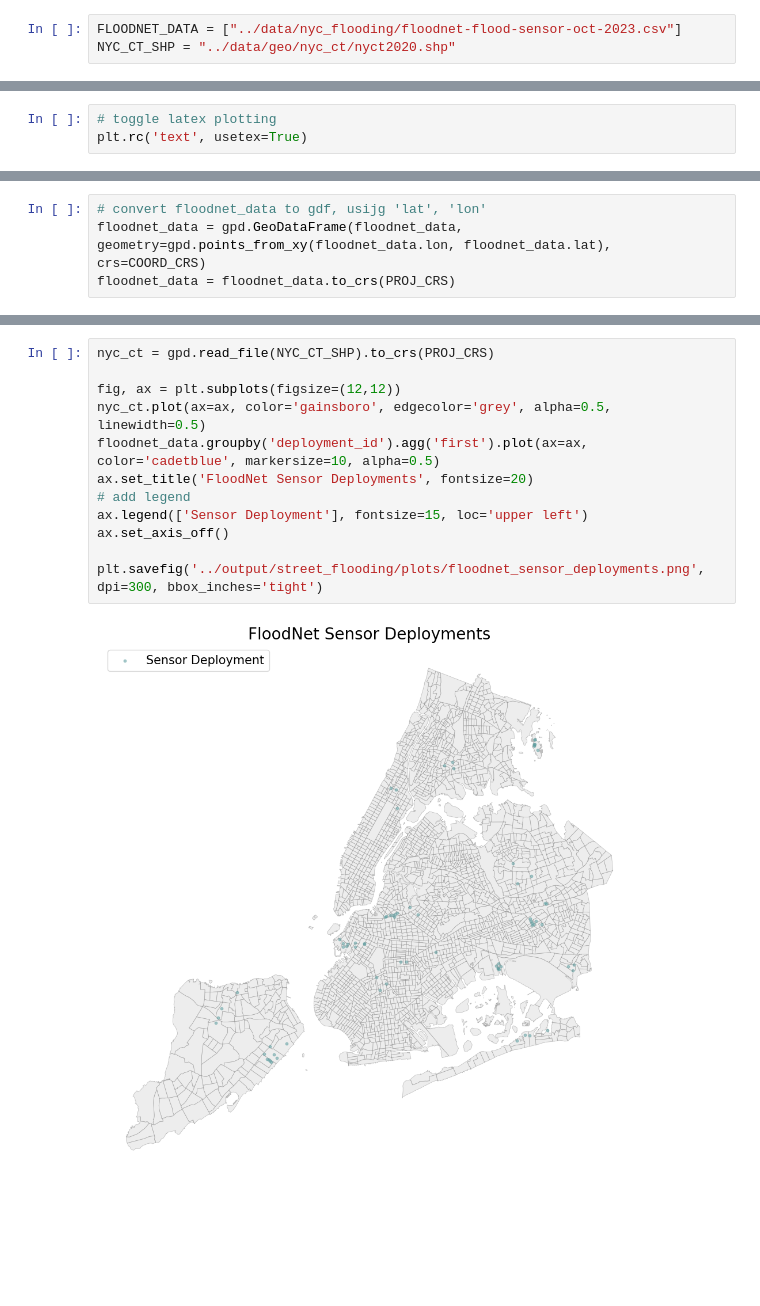
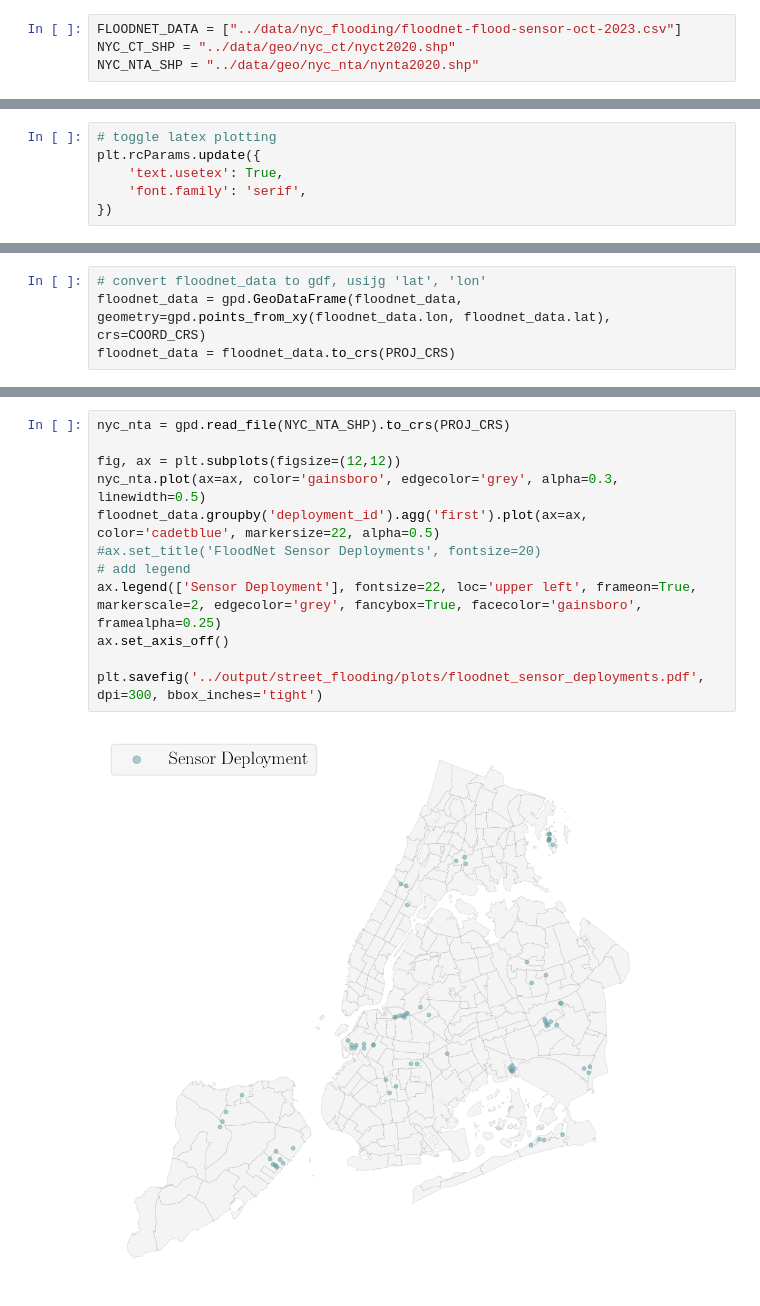
Before and after one commit to FAR-Lab/urban-fingerprinting, a Jupyter notebook: notebooks/floodnet_eda.ipynb, the cells around one changed output, grey strips where cells are left out. Saved outputs shown, nothing was run; the diff lists cells and outputs as text; blank space fills up the shorter version.

```diff
--- a/notebooks/floodnet_eda.ipynb
+++ b/notebooks/floodnet_eda.ipynb
@@ -8,6 +8,7 @@ Last Edited: 12/05/2023
 # %%
 FLOODNET_DATA = ["../data/nyc_flooding/floodnet-flood-sensor-oct-2023.csv"]
 NYC_CT_SHP = "../data/geo/nyc_ct/nyct2020.shp"
+NYC_NTA_SHP = "../data/geo/nyc_nta/nynta2020.shp"
 # %%
 ### Module Imports
 import sys
@@ -25,7 +26,10 @@ import geopandas as gpd
 import matplotlib.pyplot as plt
 # %%
 # toggle latex plotting
-plt.rc('text', usetex=True)
+plt.rcParams.update({
+    'text.usetex': True,
+    'font.family': 'serif',
+})
 # %%
 floodnet_data = pd.concat([pd.read_csv(f, low_memory=False) for f in FLOODNET_DATA])
 # %%
@@ -55,16 +78,16 @@ floodnet_data = floodnet_data.to_crs(PROJ_CRS)
 # %%
-nyc_ct = gpd.read_file(NYC_CT_SHP).to_crs(PROJ_CRS)
+nyc_nta = gpd.read_file(NYC_NTA_SHP).to_crs(PROJ_CRS)
 
 fig, ax = plt.subplots(figsize=(12,12))
-nyc_ct.plot(ax=ax, color='gainsboro', edgecolor='grey', alpha=0.5, linewidth=0.5)
-floodnet_data.groupby('deployment_id').agg('first').plot(ax=ax, color='cadetblue', markersize=10, alpha=0.5)
-ax.set_title('FloodNet Sensor Deployments', fontsize=20)
+nyc_nta.plot(ax=ax, color='gainsboro', edgecolor='grey', alpha=0.3, linewidth=0.5)
+floodnet_data.groupby('deployment_id').agg('first').plot(ax=ax, color='cadetblue', markersize=22, alpha=0.5)
+#ax.set_title('FloodNet Sensor Deployments', fontsize=20)
 # add legend
-ax.legend(['Sensor Deployment'], fontsize=15, loc='upper left')
+ax.legend(['Sensor Deployment'], fontsize=22, loc='upper left', frameon=True, markerscale=2, edgecolor='grey', fancybox=True, facecolor='gainsboro', framealpha=0.25)
 ax.set_axis_off()
 
-plt.savefig('../output/street_flooding/plots/floodnet_sensor_deployments.png', dpi=300, bbox_inches='tight')
+plt.savefig('../output/street_flooding/plots/floodnet_sensor_deployments.pdf', dpi=300, bbox_inches='tight')
 # %% [output]
-[figure, old version]
+[figure, new version]
 # %%
 # write sensor deployment locations to a csv
```
Also changed, not shown: parts of 3 cells of this notebook, 2 other files.
